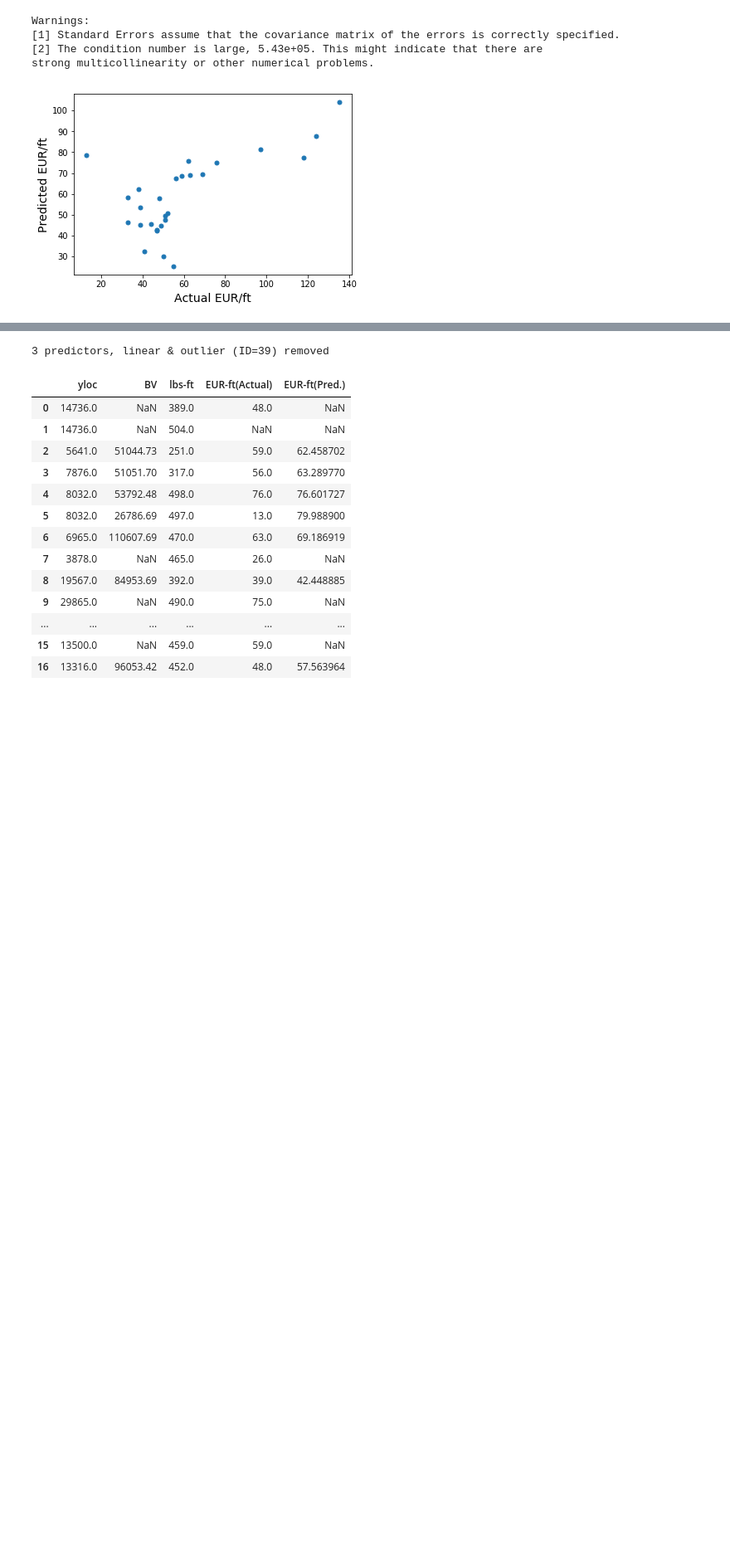
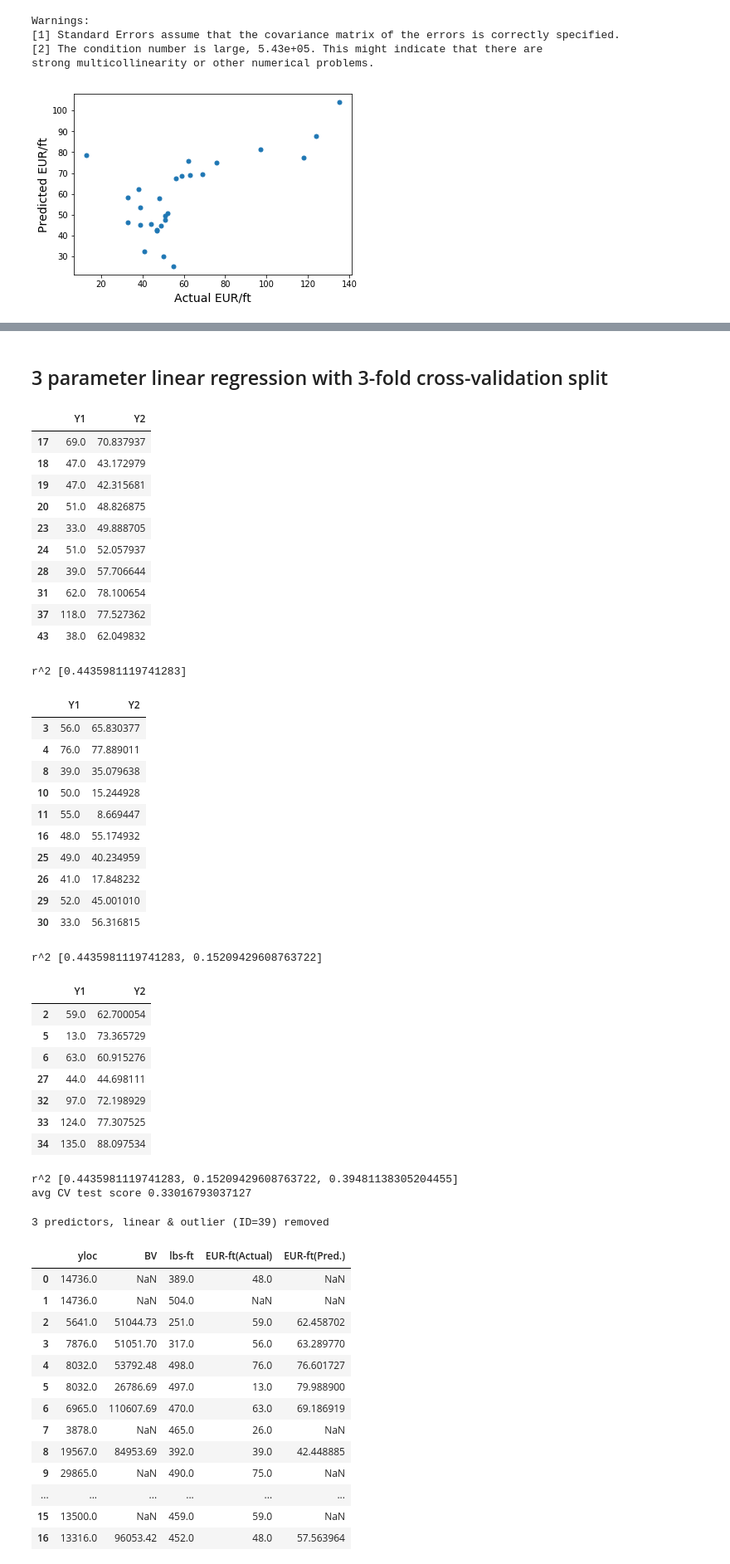
Before and after one commit to Md557/py-datasci, a Jupyter notebook: petroleum well analysis example/Completions-EUR classification.ipynb, the cells around one changed output, grey strips where cells are left out. Shown at 83% size. Cells and saved outputs as stored; diff of their text form; code cells hidden in the pictures; blank space fills up the shorter version.

```diff
--- a/petroleum well analysis example/Completions-EUR classification.ipynb
+++ b/petroleum well analysis example/Completions-EUR classification.ipynb
@@ -390,3 +461,57 @@ strong multicollinearity or other numerical problems.
+# %% [markdown]
+##  3 parameter linear regression with 3-fold cross-validation split
+# %%
+from sklearn.model_selection import KFold
+kf = KFold(n_splits=3, shuffle=True)
+co=[]
+for train, test in kf.split(X2):
+    #display(X2.iloc[train])
+    cv_train = sm.OLS(y[train],X2.iloc[train] ,missing='drop').fit()
+    #display(X2.iloc[test])
+    pred=cv_train.predict(X2.iloc[test]) # make the predictions by the model
+    d = {'Y1': y[test], 'Y2': pred}
+    df = pd.DataFrame(data=d)
+    df=df.dropna(how='any',axis=0)
+    display(df)
+    new=np.power( np.corrcoef(df['Y1'],df['Y2'])[0,1],2)
+    co.append(new)
+    print("r^2",co)
+print("avg CV test score",np.average(co))
+# %% [output]
+|  | Y1 | Y2 |
+| 17 | 69.0 | 70.837937 |
+| 18 | 47.0 | 43.172979 |
+| 19 | 47.0 | 42.315681 |
+| 20 | 51.0 | 48.826875 |
+| 23 | 33.0 | 49.888705 |
+| 24 | 51.0 | 52.057937 |
+| 28 | 39.0 | 57.706644 |
+| 31 | 62.0 | 78.100654 |
+| 37 | 118.0 | 77.527362 |
+| 43 | 38.0 | 62.049832 |
+r^2 [0.4435981119741283]
+|  | Y1 | Y2 |
+| 3 | 56.0 | 65.830377 |
+| 4 | 76.0 | 77.889011 |
+| 8 | 39.0 | 35.079638 |
+| 10 | 50.0 | 15.244928 |
+| 11 | 55.0 | 8.669447 |
+| 16 | 48.0 | 55.174932 |
+| 25 | 49.0 | 40.234959 |
+| 26 | 41.0 | 17.848232 |
+| 29 | 52.0 | 45.001010 |
+| 30 | 33.0 | 56.316815 |
+r^2 [0.4435981119741283, 0.15209429608763722]
+|  | Y1 | Y2 |
+| 2 | 59.0 | 62.700054 |
+| 5 | 13.0 | 73.365729 |
+| 6 | 63.0 | 60.915276 |
+| 27 | 44.0 | 44.698111 |
+| 32 | 97.0 | 72.198929 |
+| 33 | 124.0 | 77.307525 |
+| 34 | 135.0 | 88.097534 |
+r^2 [0.4435981119741283, 0.15209429608763722, 0.39481138305204455]
+avg CV test score 0.33016793037127
 # %%
 #Exclude row=26, ID=39 from previous plot, visible outlier
 #X2.iloc[26,0]=float('NaN')
```
Also changed, not shown: parts of 9 cells of this notebook.
